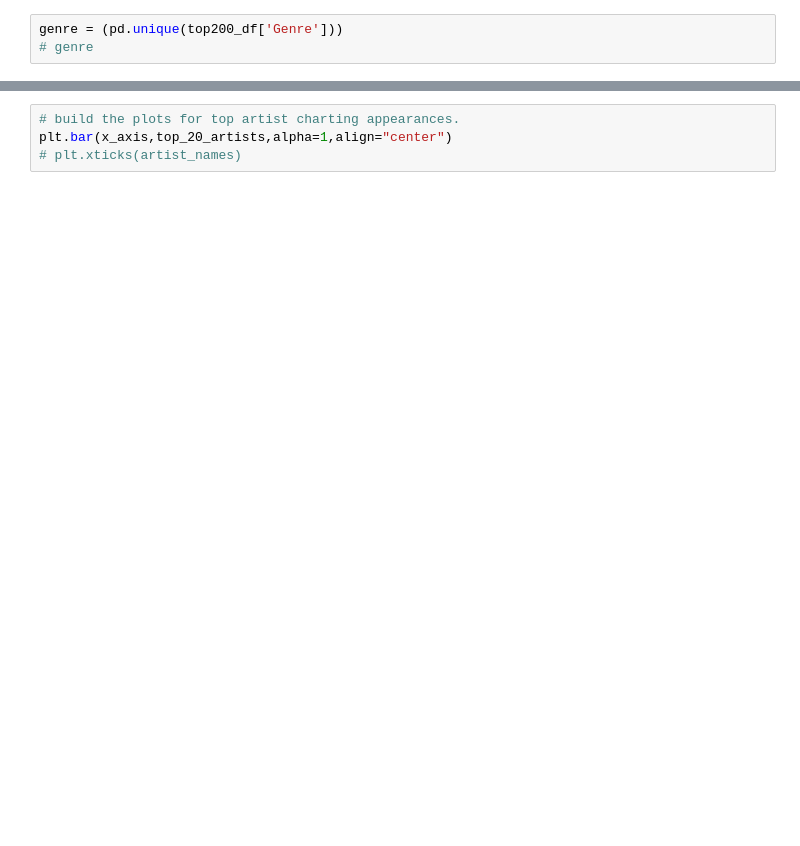
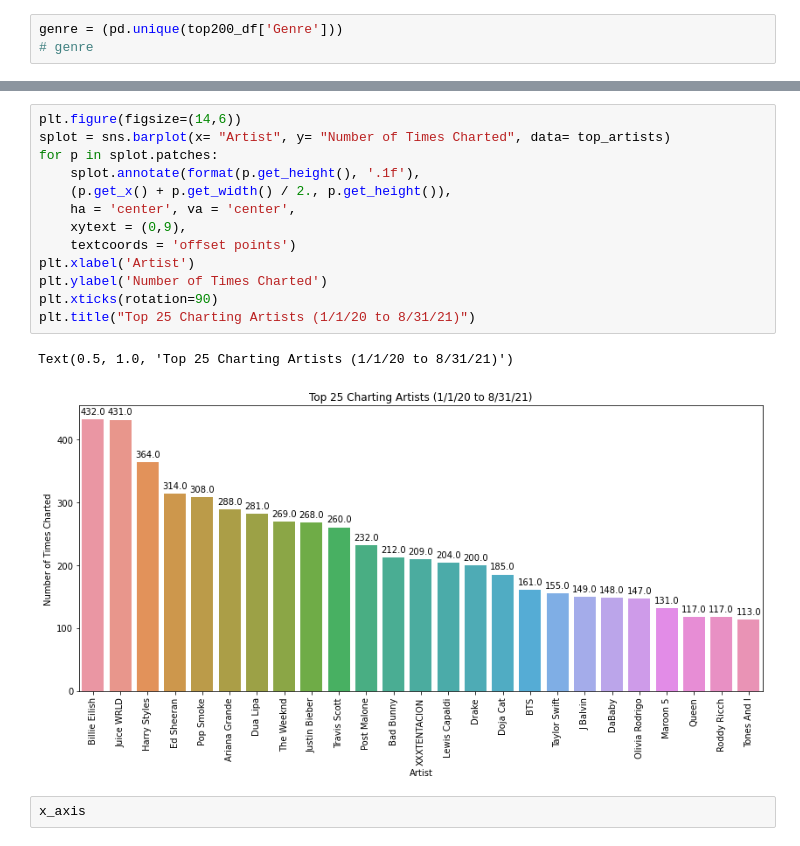
Before and after one commit to saharthejamal/project_one, a Jupyter notebook: Haydn-code.ipynb, the cells around one changed output, grey strips where cells are left out. Drawn from its saved outputs; the diff is of its cells as text; blank space fills up the shorter version.

```diff
--- a/Haydn-code.ipynb
+++ b/Haydn-code.ipynb
@@ -118,4 +151,18 @@ plt.xlabel(top_artist_names)
-# %%
-# build the plots for top artist charting appearances.
-plt.bar(x_axis,top_20_artists,alpha=1,align="center")
-# plt.xticks(artist_names)
+# %%
+plt.figure(figsize=(14,6))
+splot = sns.barplot(x= "Artist", y= "Number of Times Charted", data= top_artists)
+for p in splot.patches:
+    splot.annotate(format(p.get_height(), '.1f'),
+    (p.get_x() + p.get_width() / 2., p.get_height()),
+    ha = 'center', va = 'center',
+    xytext = (0,9),
+    textcoords = 'offset points')
+plt.xlabel('Artist')
+plt.ylabel('Number of Times Charted')
+plt.xticks(rotation=90)
+plt.title("Top 25 Charting Artists (1/1/20 to 8/31/21)")
+# %% [output]
+Text(0.5, 1.0, 'Top 25 Charting Artists (1/1/20 to 8/31/21)')
+[figure, added]
+# %%
+x_axis
```
Also changed, not shown: parts of 14 cells of this notebook, 4 other files.
